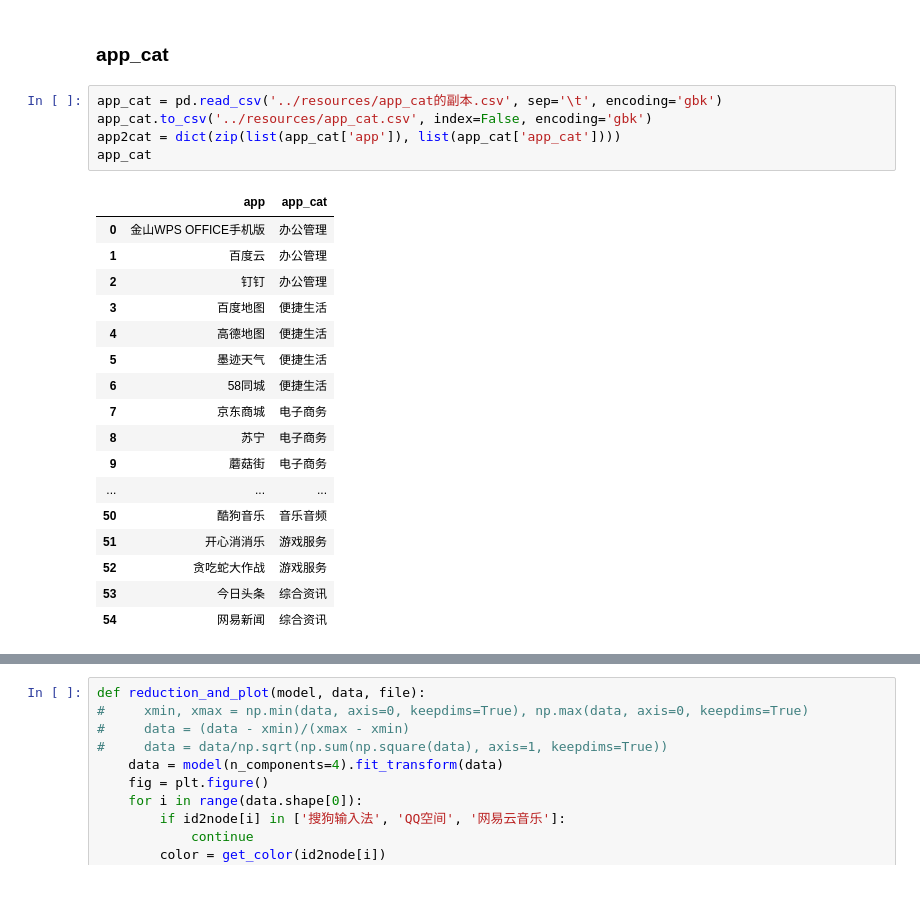
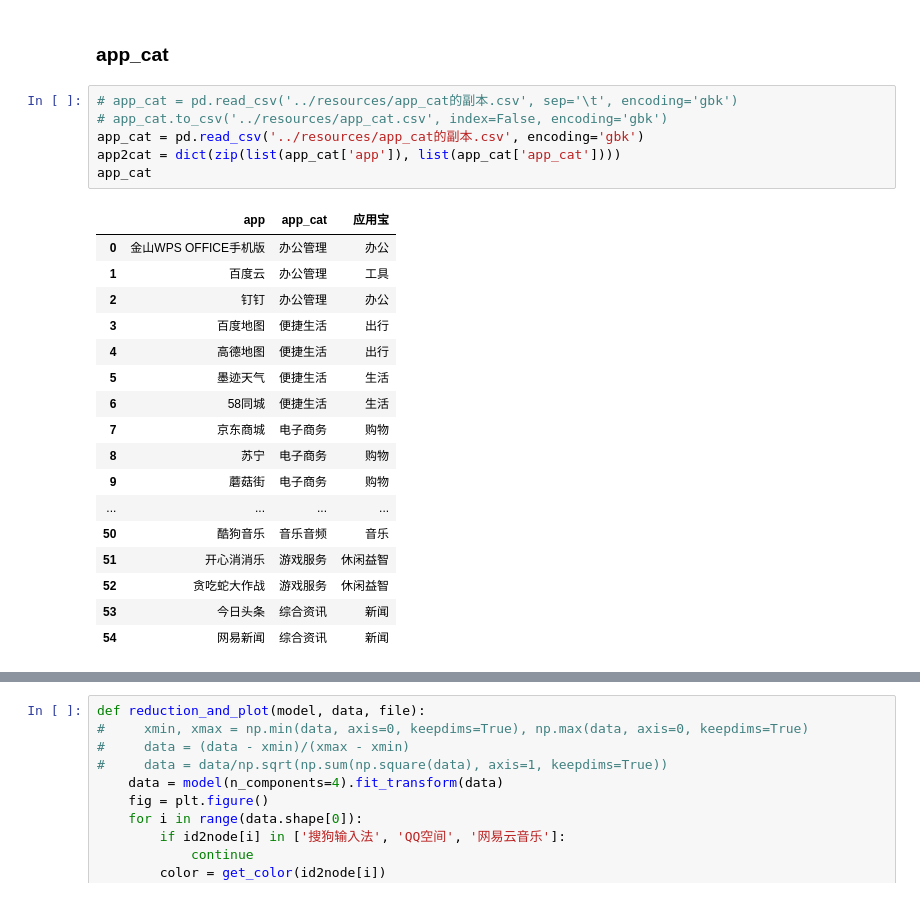
Before and after one commit to chenhui-bupt/user_app2vec, a Jupyter notebook: visualization/visual.ipynb, the cells around one changed output, grey strips where cells are left out. Drawn from its saved outputs; the diff is of its cells as text.

```diff
--- a/visualization/visual.ipynb
+++ b/visualization/visual.ipynb
@@ -63,25 +64,26 @@ node: 25486, embedding_size: 128
 # %% [markdown]
 ### app_cat
 # %%
-app_cat = pd.read_csv('../resources/app_cat的副本.csv', sep='\t', encoding='gbk')
-app_cat.to_csv('../resources/app_cat.csv', index=False, encoding='gbk')
+# app_cat = pd.read_csv('../resources/app_cat的副本.csv', sep='\t', encoding='gbk')
+# app_cat.to_csv('../resources/app_cat.csv', index=False, encoding='gbk')
+app_cat = pd.read_csv('../resources/app_cat的副本.csv', encoding='gbk')
 app2cat = dict(zip(list(app_cat['app']), list(app_cat['app_cat'])))
 app_cat
 # %% [output]
-|  | app | app_cat |
-| 0 | 金山WPS OFFICE手机版 | 办公管理 |
-| 1 | 百度云 | 办公管理 |
-| 2 | 钉钉 | 办公管理 |
-| 3 | 百度地图 | 便捷生活 |
-| 4 | 高德地图 | 便捷生活 |
-| 5 | 墨迹天气 | 便捷生活 |
-| 6 | 58同城 | 便捷生活 |
-| 7 | 京东商城 | 电子商务 |
-| 8 | 苏宁 | 电子商务 |
-| 9 | 蘑菇街 | 电子商务 |
-| ... | ... | ... |
-| 50 | 酷狗音乐 | 音乐音频 |
-| 51 | 开心消消乐 | 游戏服务 |
-| 52 | 贪吃蛇大作战 | 游戏服务 |
-| 53 | 今日头条 | 综合资讯 |
-| 54 | 网易新闻 | 综合资讯 |
+|  | app | app_cat | 应用宝 |
+| 0 | 金山WPS OFFICE手机版 | 办公管理 | 办公 |
+| 1 | 百度云 | 办公管理 | 工具 |
+| 2 | 钉钉 | 办公管理 | 办公 |
+| 3 | 百度地图 | 便捷生活 | 出行 |
+| 4 | 高德地图 | 便捷生活 | 出行 |
+| 5 | 墨迹天气 | 便捷生活 | 生活 |
+| 6 | 58同城 | 便捷生活 | 生活 |
+| 7 | 京东商城 | 电子商务 | 购物 |
+| 8 | 苏宁 | 电子商务 | 购物 |
+| 9 | 蘑菇街 | 电子商务 | 购物 |
+| ... | ... | ... | ... |
+| 50 | 酷狗音乐 | 音乐音频 | 音乐 |
+| 51 | 开心消消乐 | 游戏服务 | 休闲益智 |
+| 52 | 贪吃蛇大作战 | 游戏服务 | 休闲益智 |
+| 53 | 今日头条 | 综合资讯 | 新闻 |
+| 54 | 网易新闻 | 综合资讯 | 新闻 |
```
Also changed, not shown: parts of 17 cells of this notebook, 3 other files.
